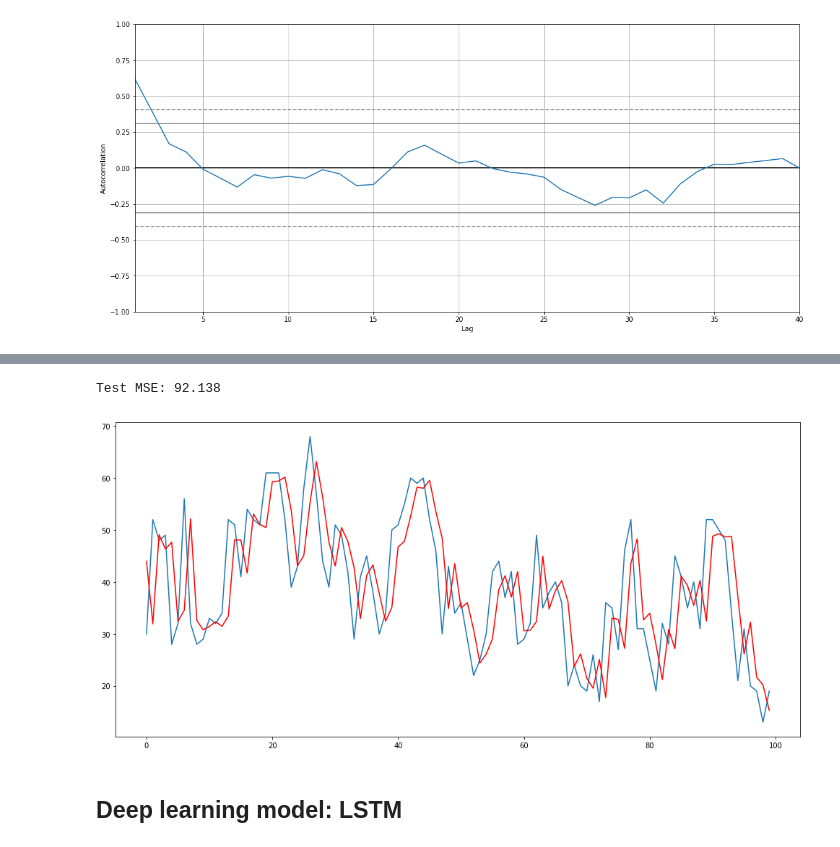
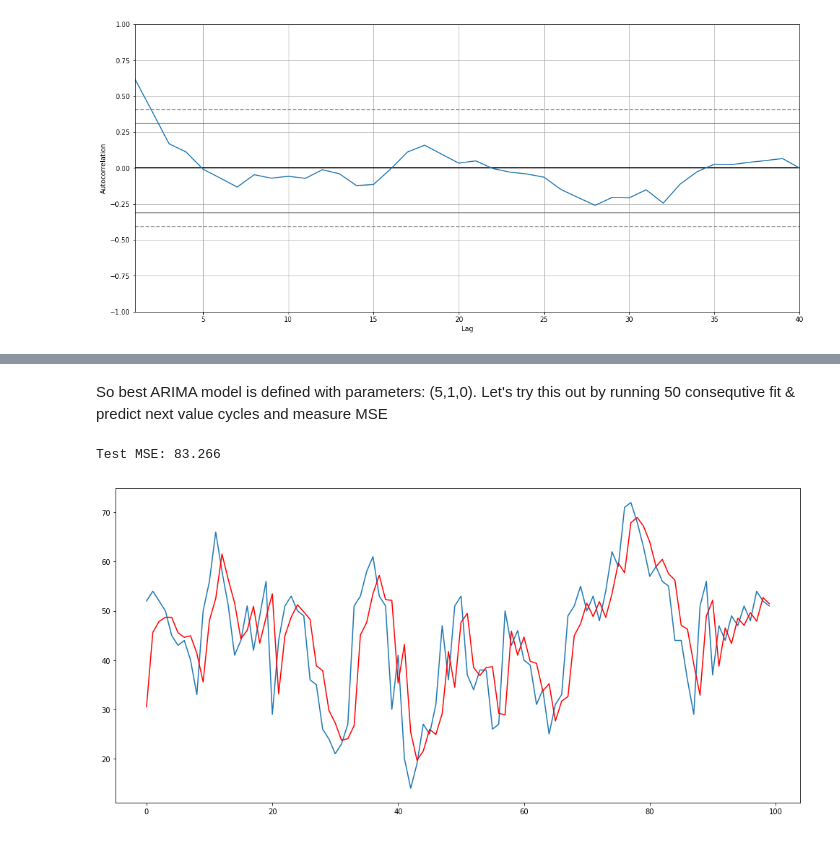
Before and after one commit to rautis/Advanced_Data_Science_Capstone, a Jupyter notebook: AirQualityIndex_model.ipynb, the cells around one changed output, grey strips where cells are left out. Cells and saved outputs as stored; diff of their text form; code cells hidden in the pictures.

Commit message:
Train/Validation split and commenting on the notebooks

```diff
--- a/AirQualityIndex_model.ipynb
+++ b/AirQualityIndex_model.ipynb
@@ -12,7 +28,7 @@ from keras.layers import Dense
 from keras.layers import LSTM
 from keras.layers import Dropout
 # %%
-df = pd.read_parquet("data/air-quality-idx.parquet.gzip")
+df = pd.read_parquet("data/air-quality-idx-train.parquet.gzip")
 df.head()
 # %% [output]
 |  | Timestamp | Mannerheimintie | Air pressure (msl) (hPa) | Relative humidity (%) | Rain intensity (mm/h) | ... |
@@ -47,14 +84,3 @@ autocorrelation_plot(df["Mannerheimintie"].iloc[:40])
 # %% [output]
 <matplotlib.axes._subplots.AxesSubplot at 0x...>
 [figure]
-# %%
-model = ARIMA(df["Mannerheimintie"], order=(3,1,0))
-model_fit = model.fit(disp=0)
-print(model_fit.summary())
-# plot residual errors
-residuals = pd.DataFrame(model_fit.resid)
-residuals.plot(figsize=(18,10))
-plt.show()
-residuals.plot(kind='kde', figsize=(18,10))
-plt.show()
-print(residuals.describe())
@@ -90,28 +113,30 @@ max      423.203643
+# %% [markdown]
+So best ARIMA model is defined with parameters: (5,1,0). Let's try this out by running 50 consequtive fit & predict next value cycles and measure MSE
 # %%
 data = df["Mannerheimintie"].values
 size = int(len(data) - 100)
-train, test = data[0:size], data[size:len(data)]
+train, test = data[0:size], data[size:]
 history = train.tolist()
 predictions = list()
 
 for t in range(len(test)):
-    model = ARIMA(history, order=(3,1,0))
-    model_fit = model.fit(disp=0)
-    output = model_fit.forecast()
-    yhat = output[0]
-    predictions.append(yhat)
-    obs = test[t]
-    history.append(obs)
-    #print('predicted=%f, expected=%f' % (yhat, obs))
+    try:
+        model = ARIMA(history, order=(5,1,0)).fit(method='mle', trend='nc')
+        output = model.forecast()
+        yhat = output[0]
+        predictions.append(yhat)
+        obs = test[t]
+        history.append(obs)
+        #print('predicted=%f, expected=%f' % (yhat, obs))
+    except:
+        continue
 error = mean_squared_error(test, predictions)
 print('Test MSE: %.3f' % error)
 # plot
 plt.figure(figsize=(17,8))
 plt.plot(test)
 plt.plot(predictions, color='red')
 plt.show()
 # %% [output]
-Test MSE: 92.138
+Test MSE: 83.266
-[figure, old version]
+[figure, new version]
-# %% [markdown]
-## Deep learning model: LSTM
```
Also changed, not shown: parts of 29 cells of this notebook, 5 other files.
